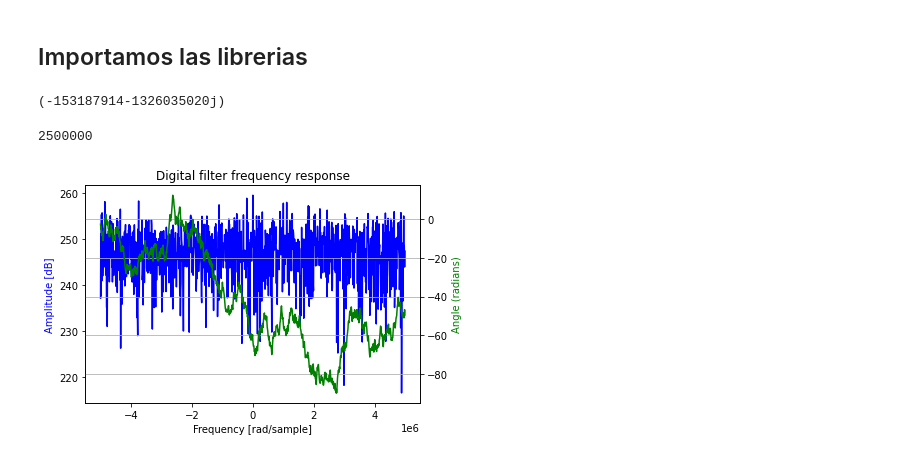
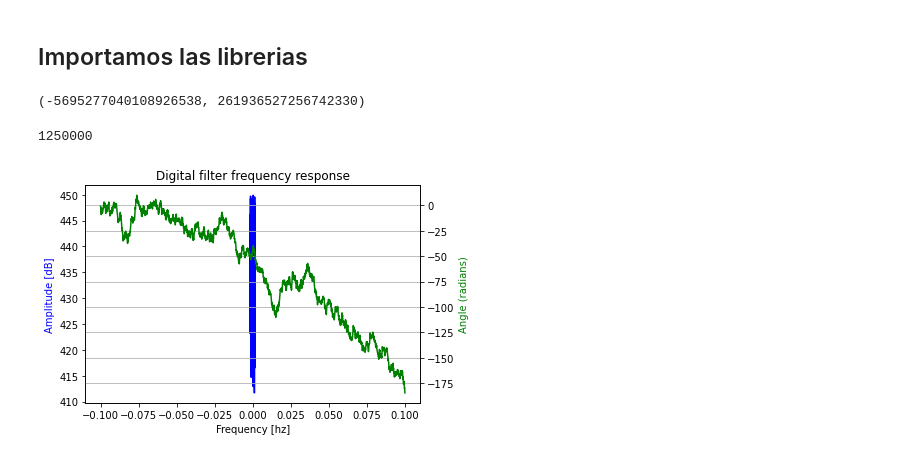
Before and after one commit to joaquinzepeda/Demodulacion-FM-Empleando-SDR-, a Jupyter notebook: Proyecto 3.ipynb, the cells around one changed output. Cells and saved outputs as stored; diff of their text form; code cells hidden in the pictures.

```diff
--- a/Proyecto 3.ipynb
+++ b/Proyecto 3.ipynb
@@ -14,44 +14,48 @@ from scipy import signal
 data = open("muestras_88_9.bin", "rb").read()
 # %%
 # PRUEBA DE LECTURA DE DATOS
-
-I,Q=struct.unpack("@ii", data[0:8])
 # the complex data is  y = I + jQ.
-print(I+1j*Q)
+print(struct.unpack('qq', data[0:16]))
 # %% [output]
-(-153187914-1326035020j)
+(-5695277040108926538, 261936527256742330)
-# %%
-#Para leer el archivo binario es importante notar que correpsonden a signed int de 8 bits, por lo que cada 8 bits
-#se tienen muestras nuevas
-print(int(len(data)/8))
-señal= []
-for i in range(int(len(data)/8)):
-    I,Q=struct.unpack("@ii", data[8*i:8*(i+1)])
-    # the complex data is  y = I + jQ.
-    señal.append(I+1j*Q)
-# %% [output]
-2500000
+# %%
+
+"""Una muestra del espectro se almacena como dos componentes: una es la componente en fase
+(I) y la otra es la componente en cuadratura (Q).
+ Cada componente es de 8 bits y están representadas como signed ints.
+ Las muestras están concatenadas, es decir, la n-ésima muestra de la componente en fase (8
+bits) es seguida por la n-ésima muestra de la componente en cuadratura (8 bits), lo cual da que
+la muestra total (ambas componentes) es de 16 bits."""
+
+print(int(len(data)/16))
+señal= []
+for i in range(int(len(data)/16)):
+    I,Q=struct.unpack("@qq", data[16*i:16*(i+1)])
+    # the complex data is  y = I + jQ.
+    señal.append(I+1j*Q)
+# %% [output]
+1250000
 # %%
-w, h = signal.freqz(señal,1, np.arange(-5*10**6,5*10**6,.01*10**6))
+w, h = signal.freqz(señal,1, np.arange(-0.1,0.1,0.0001))
 # %%
 fig = plt.figure()
 plt.title('Digital filter frequency response')
 ax1 = fig.add_subplot(111)
 
 #frecuencia de muestreo
-fs =
+fs = 1/10
 f = w * fs/(2*np.pi)
 
 plt.plot(f , 20 * np.log10(abs(h)), 'b')
 plt.ylabel('Amplitude [dB]', color='b')
-plt.xlabel('Frequency [rad/sample]')
+plt.xlabel('Frequency [hz]')
 
 ax2 = ax1.twinx()
 angles = np.unwrap(np.angle(h))
 plt.plot(w, angles, 'g')
 plt.ylabel('Angle (radians)', color='g')
 plt.grid()
 plt.axis('tight')
 plt.show()
 # %% [output]
-[figure, old version]
+[figure, new version]
```
Also changed, not shown: parts of 1 cell of this notebook.
